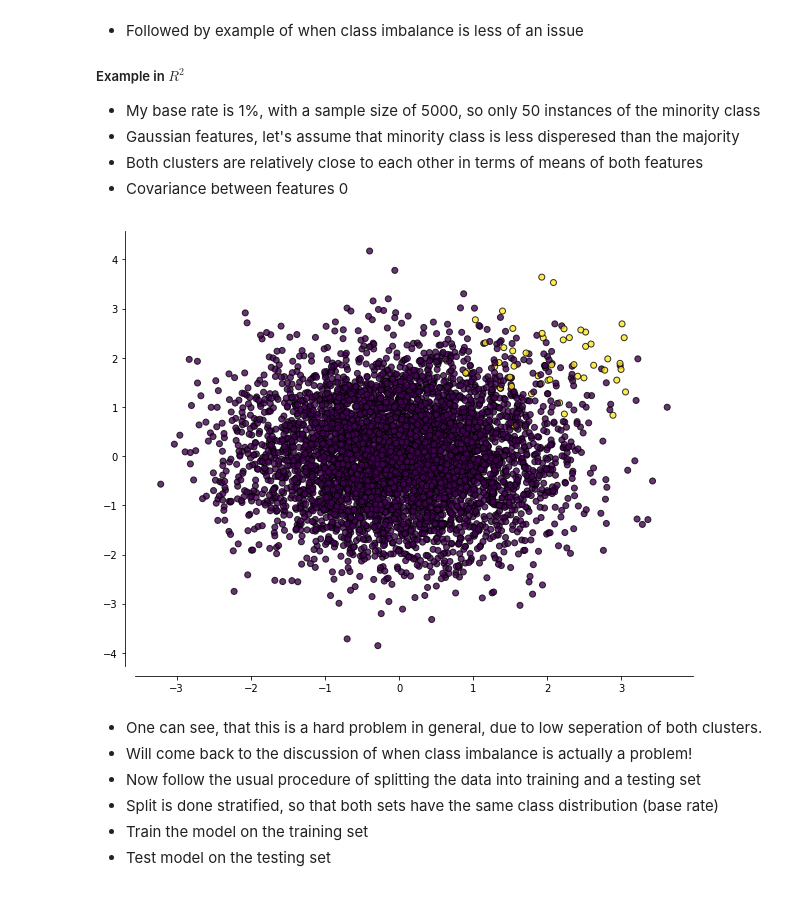
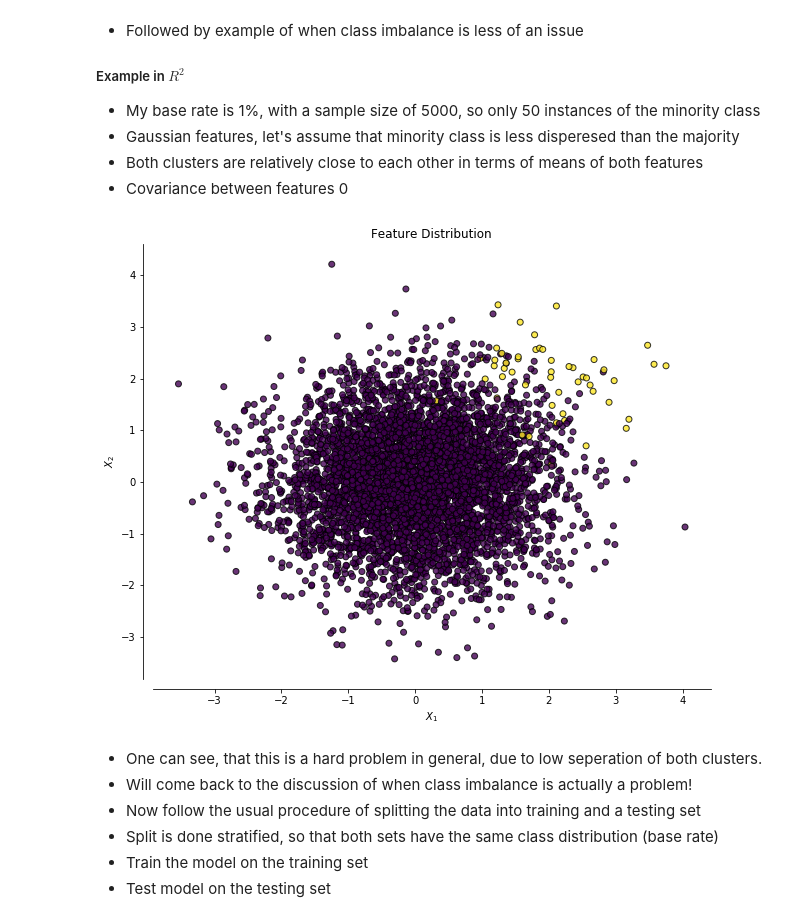
Before and after one commit to fadamDS/201810_Statistical_Modelling, a Jupyter notebook: scripts/20181127_Sampling_Methods_Code.ipynb, the cells around one changed output. Saved outputs shown, nothing was run; the diff lists cells and outputs as text; code cells hidden in the pictures.

```diff
--- a/scripts/20181127_Sampling_Methods_Code.ipynb
+++ b/scripts/20181127_Sampling_Methods_Code.ipynb
@@ -154,30 +318,30 @@ Following i'll show an example in 2D space
 - Covariance between features 0
 # %%
 ## Making the data ##
+# Random state for reproduceability
+seed = 4
 
 # Base rate and sample size
 base_rate = 0.01
 n = 5000
 
 # Properties of the minority class distribution
 mean_minority =  np.array([2,2])
-sd_minority = np.array([0.4,0.4])
+sd_minority = np.array([0.5,0.5])
 cov_minority = 0
 
 # Majority class parameters
 mean_majority = np.array([0,0])
 sd_majority = np.array([1,1])
 cov_majority = 0
 
 # Make distribution and classes
 x, y = make_gaussian_2d(base_rate, n, mean_minority, sd_minority, cov_minority, mean_majority,
-                        sd_majority,cov_majority)
-
-
+                        sd_majority,cov_majority, random_state = seed)
 # Plot
-plot_2d(x,y)
+plot_2d(x,y, figsize= (10,8), title= 'Feature Distribution')
 # %% [output]
-[figure, old version]
+[figure, new version]
 # %% [markdown]
 - One can see, that this is a hard problem in general, due to low seperation of both clusters.
 - Will come back to the discussion of when class imbalance is actually a problem!
```
Also changed, not shown: parts of 77 cells of this notebook, 1 other file.
